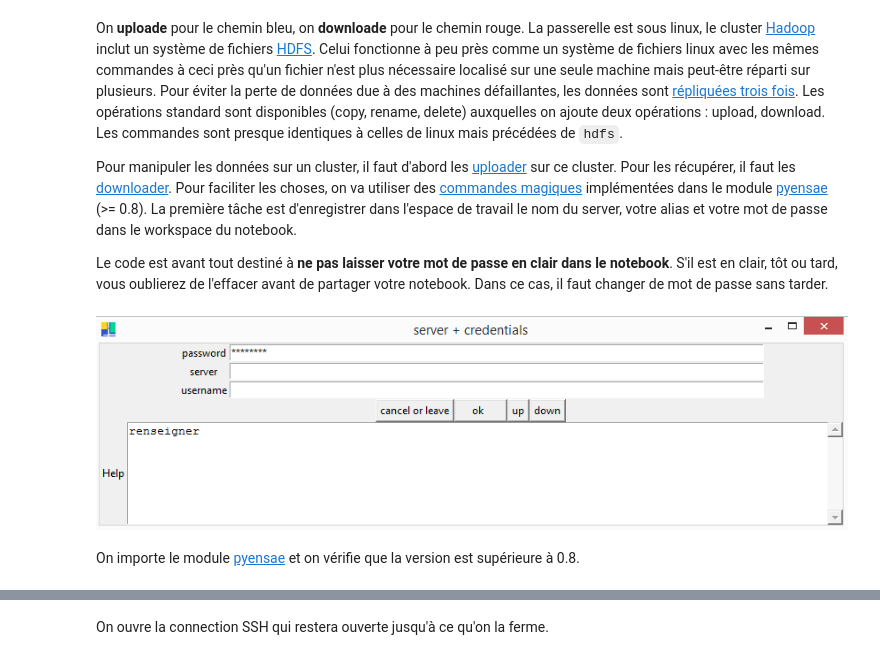
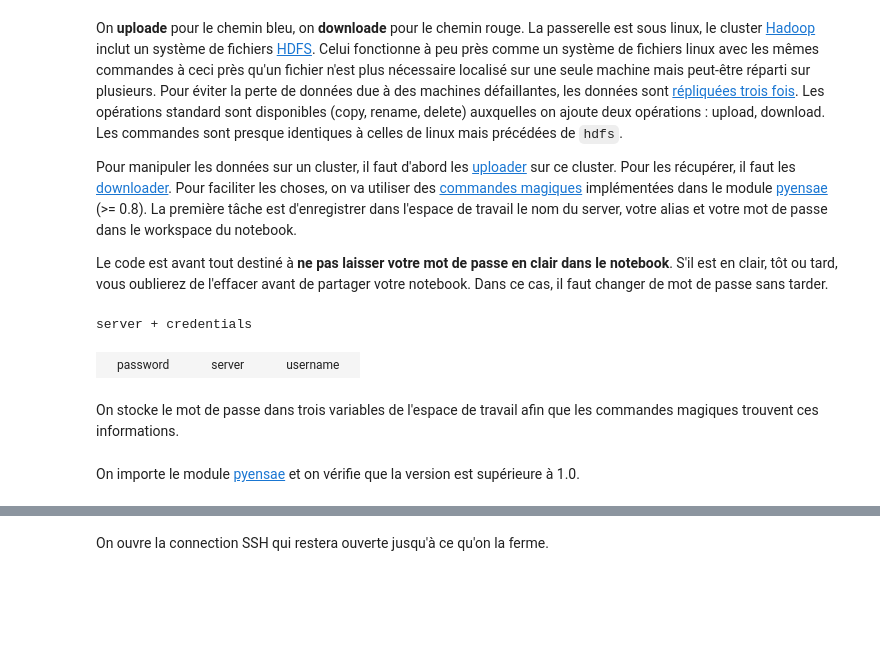
Before and after one commit to sdpython/ensae_teaching_cs, a Jupyter notebook: _doc/notebooks/td3a/td3a_cenonce_session6.ipynb, the cells around one changed output, grey strips where cells are left out. Cells and saved outputs as stored; diff of their text form; code cells hidden in the pictures; blank space fills up the shorter version.

Commit message:
change le formulaire qui saisit les credentials

```diff
--- a/_doc/notebooks/td3a/td3a_cenonce_session6.ipynb
+++ b/_doc/notebooks/td3a/td3a_cenonce_session6.ipynb
@@ -91,13 +95,10 @@ Pour manipuler les données sur un cluster, il faut d'abord les [uploader](http:
 Le code est avant tout destiné à **ne pas laisser votre mot de passe en clair dans le notebook**. S'il est en clair, tôt ou tard, vous oublierez de l'effacer avant de partager votre notebook. Dans ce cas, il faut changer de mot de passe sans tarder.
 # %%
 import pyquickhelper
-params={"server":"", "username":"", "password":""}
-params = pyquickhelper.open_window_params(params=params,title="server + credentials",help_string="renseigner")
-password = params["password"]
-server = params["server"]
-username = params["username"]
+params={"server":"df...fr", "username":"", "password":""}
+pyquickhelper.open_html_form(params=params,title="server + credentials", key_save="params")
+# %% [output]
+server + credentials
+|  | password |  |  | server |  |  | username |  |
-# %%
-from IPython.core.display import Image
-Image("servercred.png")
-# %% [output]
-[figure, removed]
+# %% [markdown]
+On stocke le mot de passe dans trois variables de l'espace de travail afin que les commandes magiques trouvent ces informations.
@@ -104,5 +109,5 @@ Image("servercred.png")
 # %% [markdown]
-On importe le module [pyensae](http://www.xavierdupre.fr/app/pyensae/helpsphinx/index.html) et on vérifie que la version est supérieure à 0.8.
+On importe le module [pyensae](http://www.xavierdupre.fr/app/pyensae/helpsphinx/index.html) et on vérifie que la version est supérieure à 1.0.
 # %%
 import pyensae
 pyensae.__version__
```
Also changed, not shown: parts of 16 cells of this notebook, 1 other file.
